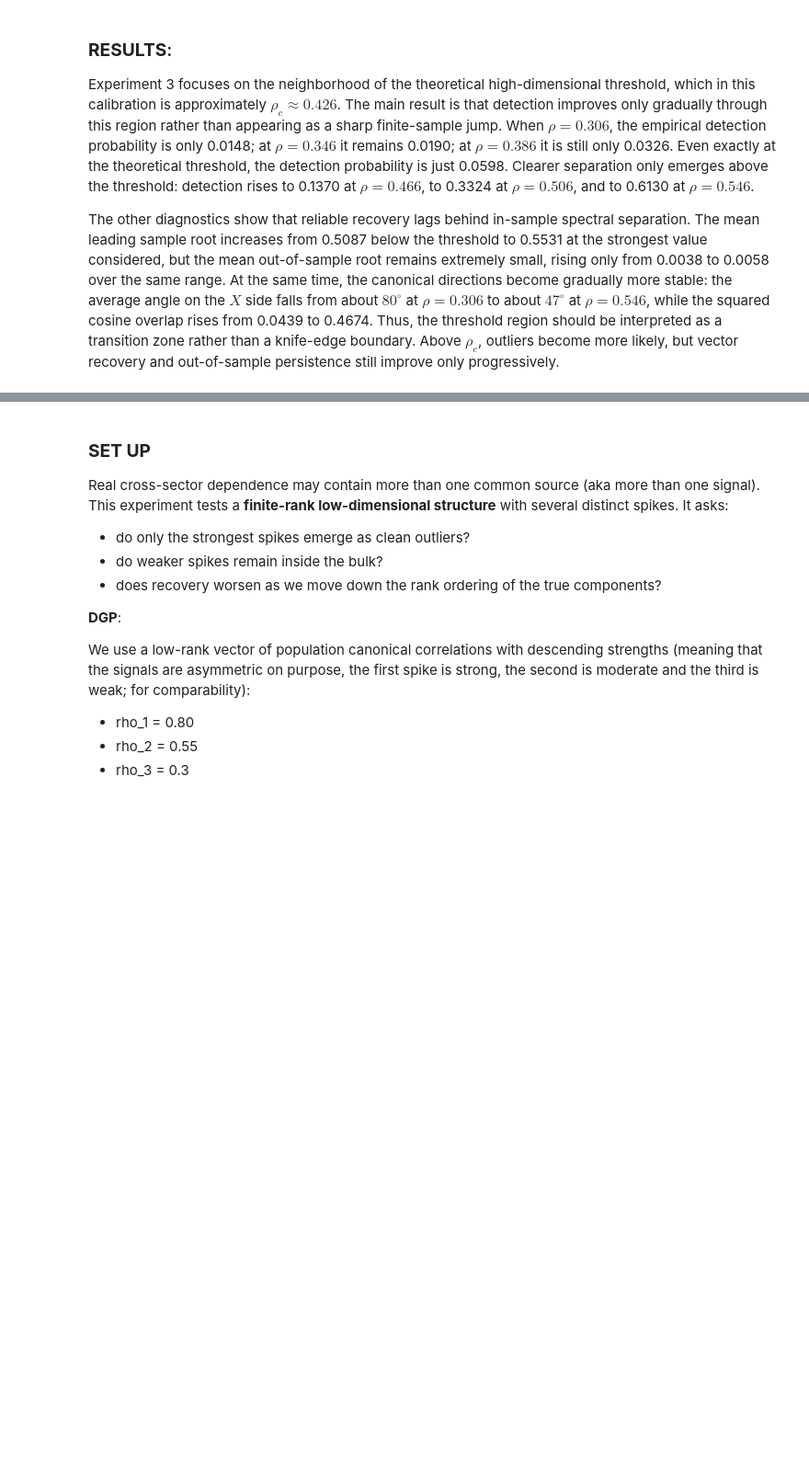
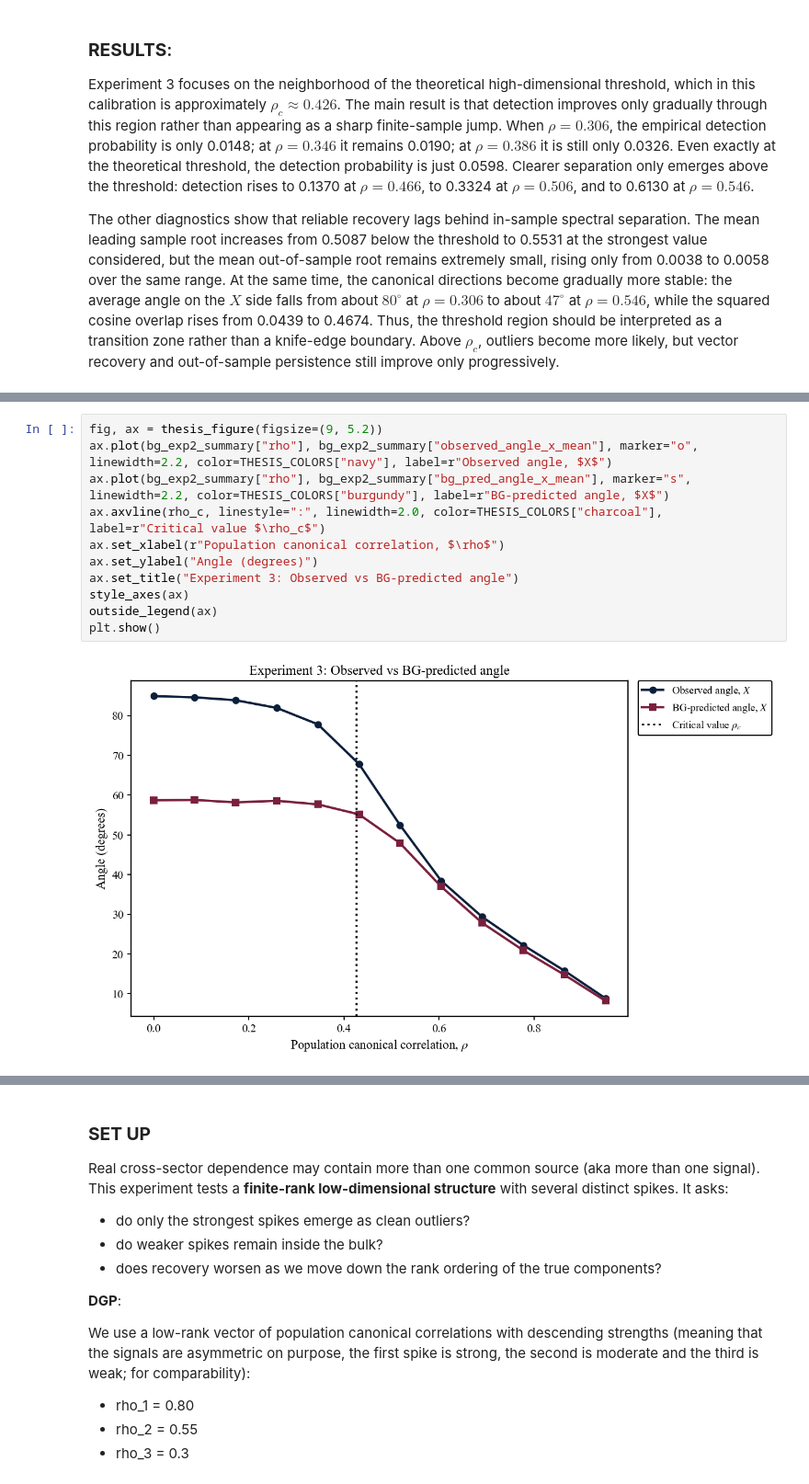
Before and after one commit to albats/hdcca_thesis, a Jupyter notebook: Simulations/simulations.ipynb, the cells around one changed output, grey strips where cells are left out. Shown at 92% size. Saved outputs shown, nothing was run; the diff lists cells and outputs as text; blank space fills up the shorter version.

```diff
--- a/Simulations/simulations.ipynb
+++ b/Simulations/simulations.ipynb
@@ -808,0 +1157,13 @@ The other diagnostics show that reliable recovery lags behind in-sample spectral
+# %%
+fig, ax = thesis_figure(figsize=(9, 5.2))
+ax.plot(bg_exp2_summary["rho"], bg_exp2_summary["observed_angle_x_mean"], marker="o", linewidth=2.2, color=THESIS_COLORS["navy"], label=r"Observed angle, $X$")
+ax.plot(bg_exp2_summary["rho"], bg_exp2_summary["bg_pred_angle_x_mean"], marker="s", linewidth=2.2, color=THESIS_COLORS["burgundy"], label=r"BG-predicted angle, $X$")
+ax.axvline(rho_c, linestyle=":", linewidth=2.0, color=THESIS_COLORS["charcoal"], label=r"Critical value $\rho_c$")
+ax.set_xlabel(r"Population canonical correlation, $\rho$")
+ax.set_ylabel("Angle (degrees)")
+ax.set_title("Experiment 3: Observed vs BG-predicted angle")
+style_axes(ax)
+outside_legend(ax)
+plt.show()
+# %% [output]
+[figure, added]
```
Also changed, not shown: parts of 82 cells of this notebook.
